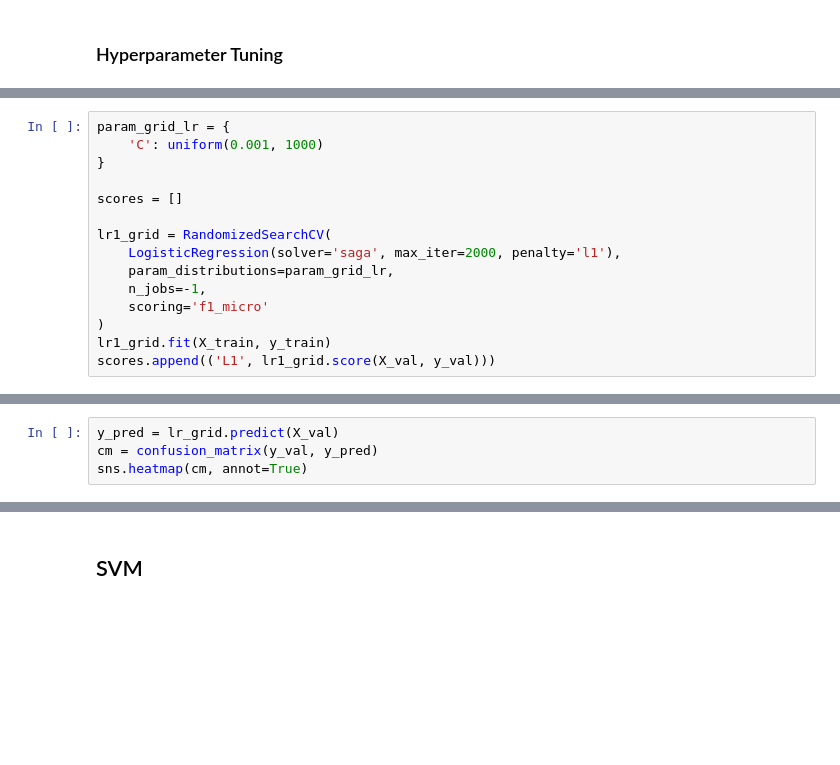
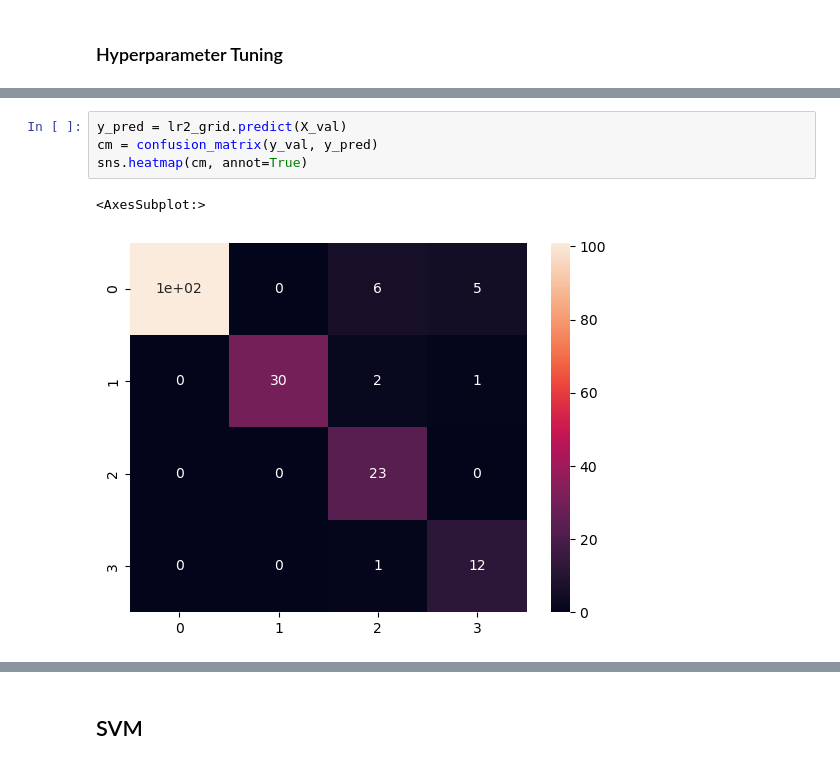
Before and after one commit to jordanIAxelrod/MaterialsGenomeInitiative, a Jupyter notebook: src/main.ipynb, the cells around one changed output, grey strips where cells are left out. Drawn from its saved outputs; the diff is of its cells as text; blank space fills up the shorter version.

```diff
--- a/src/main.ipynb
+++ b/src/main.ipynb
@@ -168,16 +216 @@ from scipy.stats import uniform
-# %%
-param_grid_lr = {
-    'C': uniform(0.001, 1000)
-}
-
-scores = []
-
-lr1_grid = RandomizedSearchCV(
-    LogisticRegression(solver='saga', max_iter=2000, penalty='l1'),
-    param_distributions=param_grid_lr,
-    n_jobs=-1,
-    scoring='f1_micro'
-)
-lr1_grid.fit(X_train, y_train)
-scores.append(('L1', lr1_grid.score(X_val, y_val)))
 # %%
@@ -209,4 +238,7 @@ find_avg_performance(lre_grid.best_estimator_, embed_type)
 # %%
-y_pred = lr_grid.predict(X_val)
+y_pred = lr2_grid.predict(X_val)
 cm = confusion_matrix(y_val, y_pred)
 sns.heatmap(cm, annot=True)
+# %% [output]
+<AxesSubplot:>
+[figure, added]
```
Also changed, not shown: parts of 31 cells of this notebook, 7 other files.
